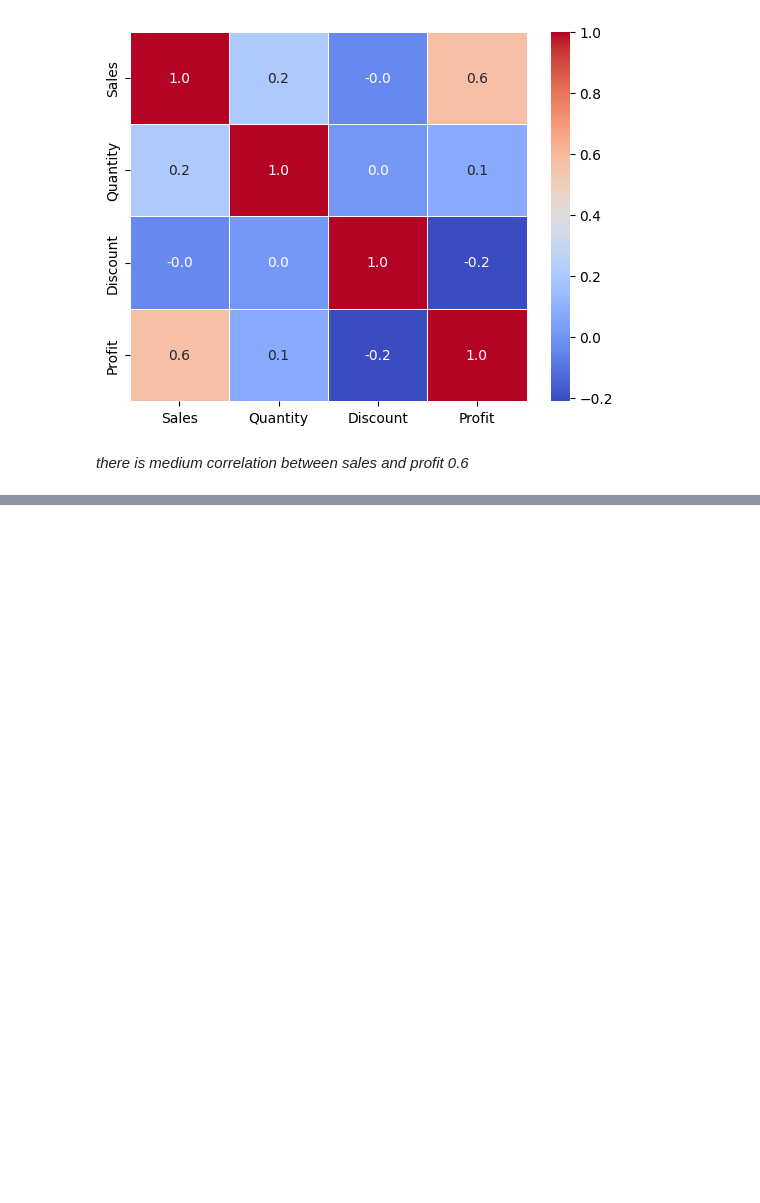
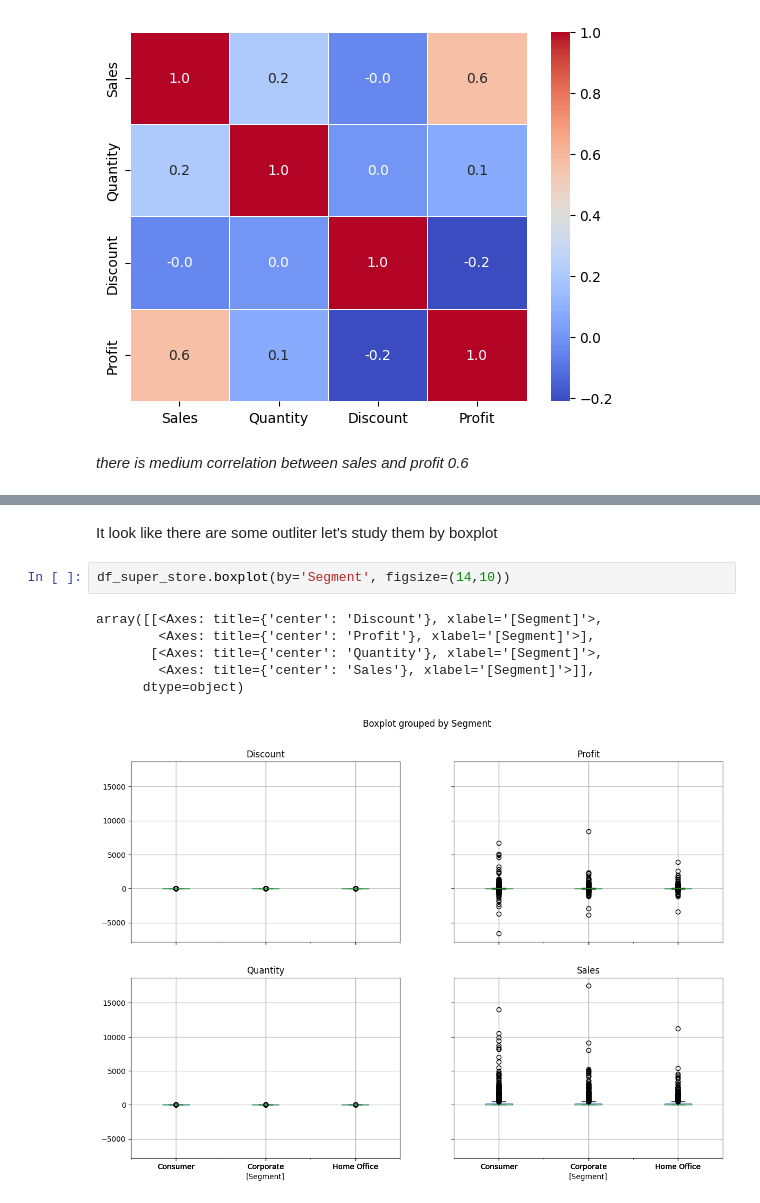
Before and after one commit to engmohamedsalah/AIMaster-Training, a Jupyter notebook: Building_an_AI_based_Application.ipynb, the cells around one changed output, grey strips where cells are left out. Cells and saved outputs as stored; diff of their text form; blank space fills up the shorter version.

```diff
--- a/Building_an_AI_based_Application.ipynb
+++ b/Building_an_AI_based_Application.ipynb
@@ -301,0 +324,11 @@ plt.show()
+# %% [markdown]
+It look like there are some outliter let's study them by boxplot
+# %%
+df_super_store.boxplot(by='Segment', figsize=(14,10))
+# %% [output]
+array([[<Axes: title={'center': 'Discount'}, xlabel='[Segment]'>,
+        <Axes: title={'center': 'Profit'}, xlabel='[Segment]'>],
+       [<Axes: title={'center': 'Quantity'}, xlabel='[Segment]'>,
+        <Axes: title={'center': 'Sales'}, xlabel='[Segment]'>]],
+      dtype=object)
+[figure, added]
```
Also changed, not shown: parts of 11 cells of this notebook.
